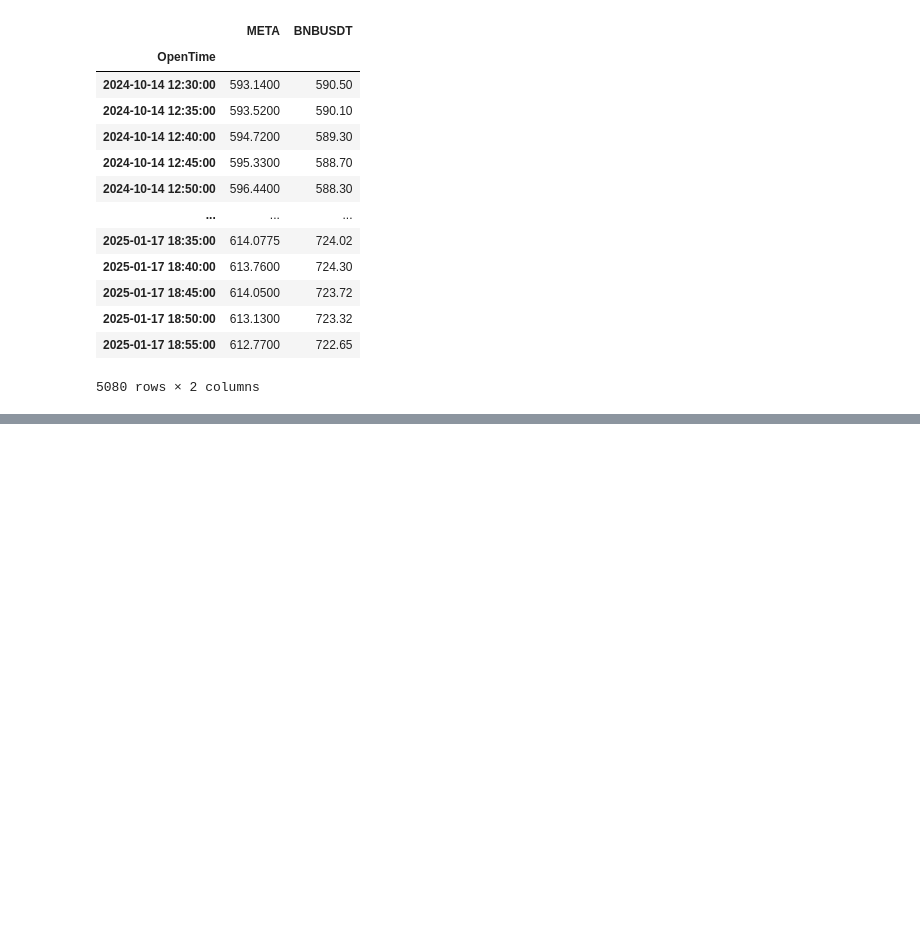
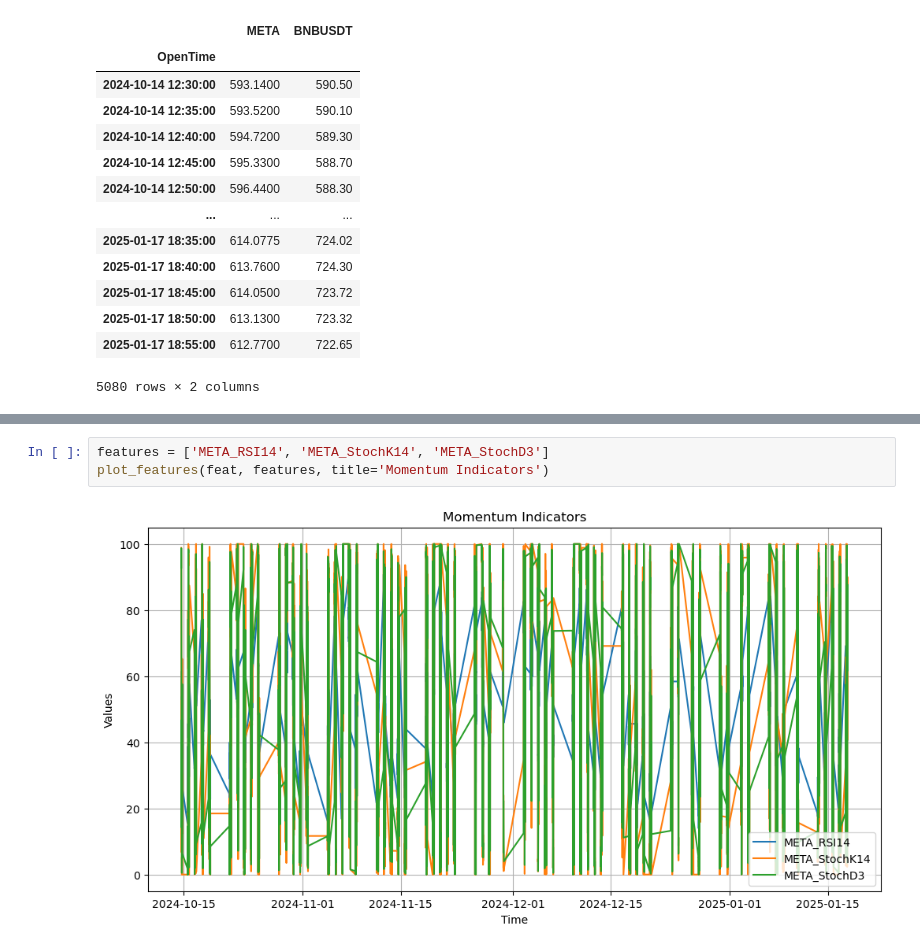
Before and after one commit to nite4/mscfe-masters-project, a Jupyter notebook: src/feature_engineering.ipynb, the cells around one changed output, grey strips where cells are left out. Cells and saved outputs as stored; diff of their text form; blank space fills up the shorter version.

```diff
--- a/src/feature_engineering.ipynb
+++ b/src/feature_engineering.ipynb
@@ -134,0 +164,5 @@ feat
+# %%
+features = ['META_RSI14', 'META_StochK14', 'META_StochD3']
+plot_features(feat, features, title='Momentum Indicators')
+# %% [output]
+[figure, added]
```
Also changed, not shown: parts of 5 cells of this notebook.
